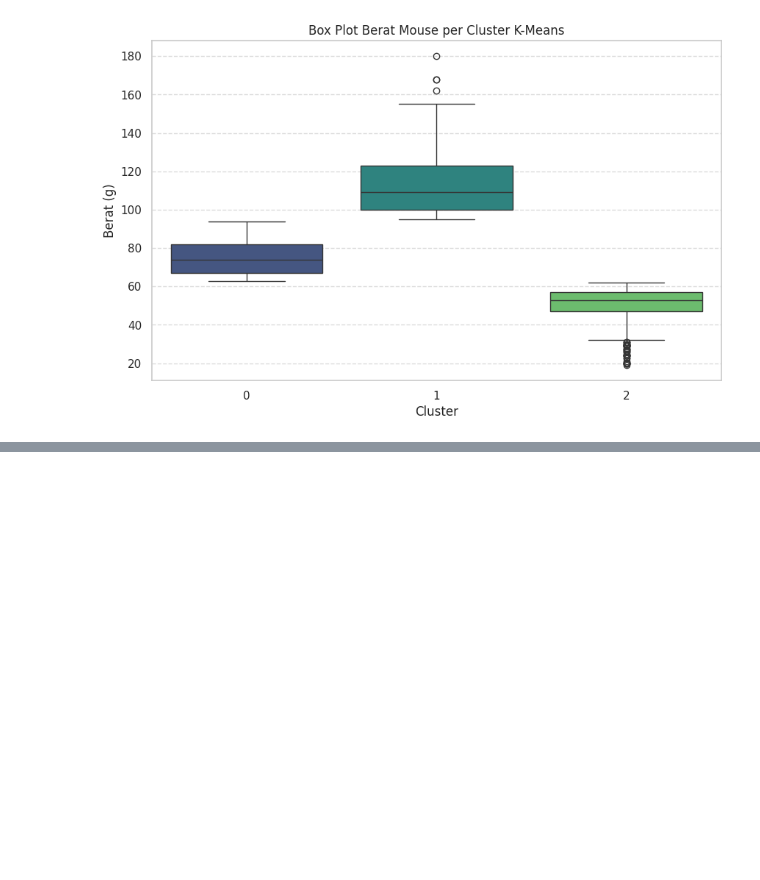
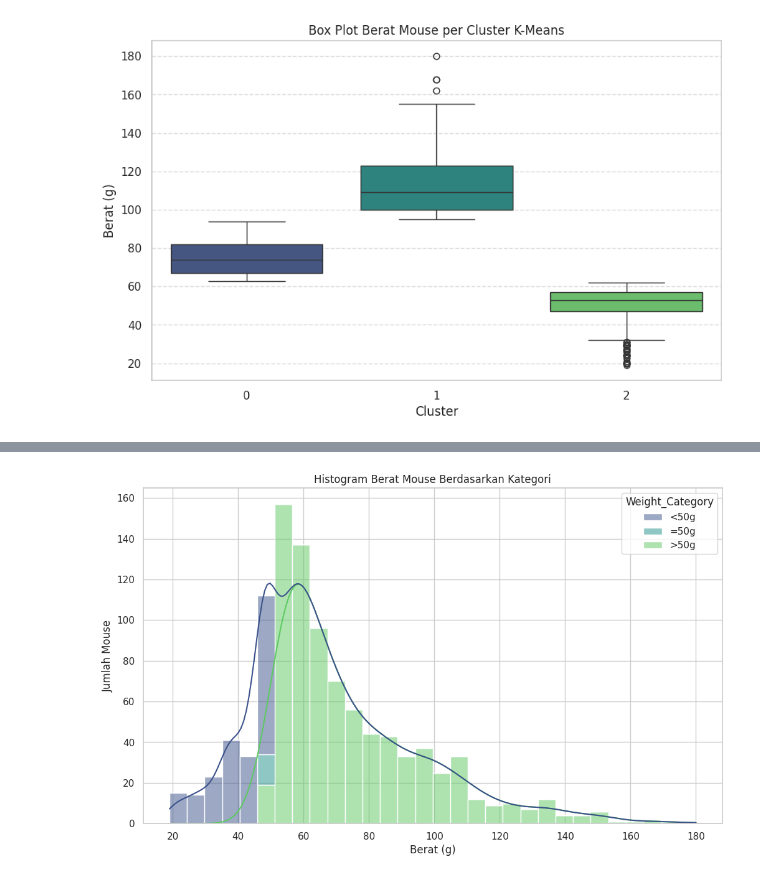
Before and after one commit to Ariefnaufal67/Pembelajaran_mesin, a Jupyter notebook: mouse.ipynb, the cells around one changed output, grey strips where cells are left out. Cells and saved outputs as stored; diff of their text form; code cells hidden in the pictures; blank space fills up the shorter version.

```diff
--- a/mouse.ipynb
+++ b/mouse.ipynb
@@ -411,0 +495,10 @@ plt.show()
+# %%
+# Visualisasi Histogram Berat per Kategori
+plt.figure(figsize=(12, 7))
+sns.histplot(data=df, x='Weight (g)', hue='Weight_Category', multiple='stack', bins=30, kde=True, palette='viridis', hue_order=['<50g', '=50g', '>50g'])
+plt.title('Histogram Berat Mouse Berdasarkan Kategori')
+plt.xlabel('Berat (g)')
+plt.ylabel('Jumlah Mouse')
+plt.show()
+# %% [output]
+[figure, added]
```
Also changed, not shown: parts of 14 cells of this notebook.
